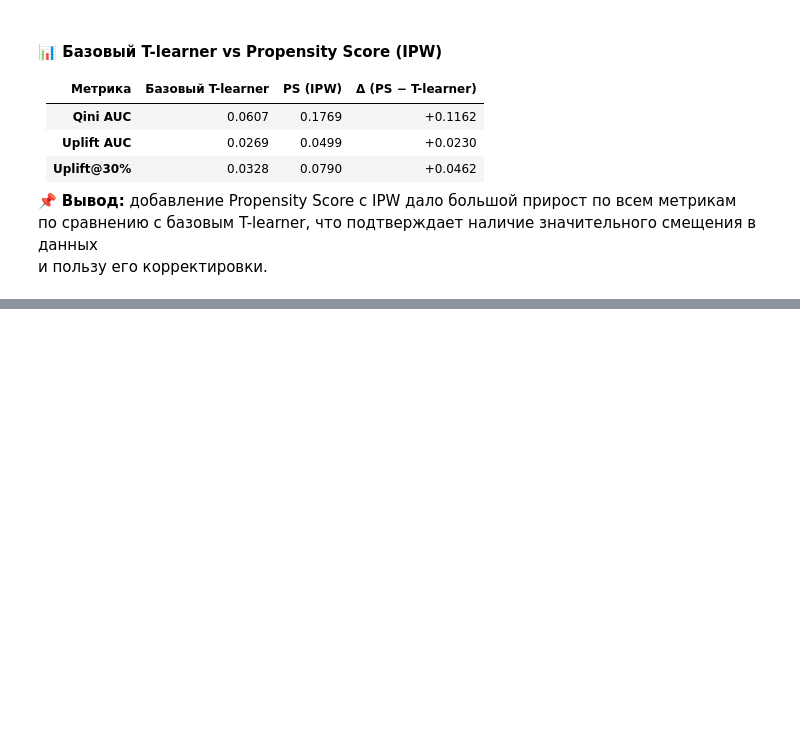
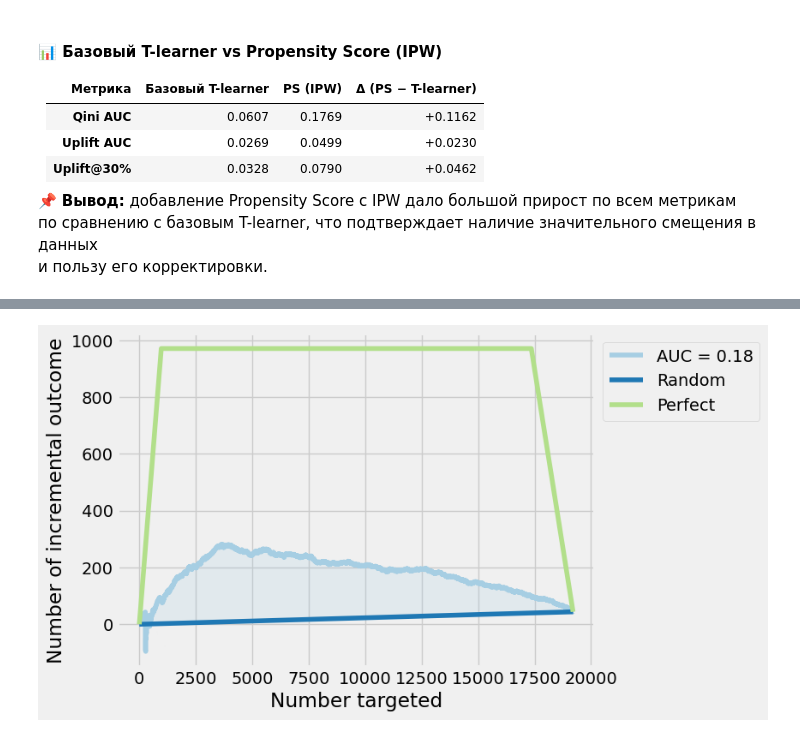
Before and after one commit to alkhrameev/mle-uplift-final-project-2025, a Jupyter notebook: final_project.ipynb, the cells around one changed output, grey strips where cells are left out. Drawn from its saved outputs; the diff is of its cells as text; code cells hidden in the pictures; blank space fills up the shorter version.

```diff
--- a/final_project.ipynb
+++ b/final_project.ipynb
@@ -1599,0 +1611,12 @@ uplift_at_30: 0.0790
+# %%
+from sklift.viz import plot_qini_curve
+
+display = plot_qini_curve(
+    y_true=y_test.values,
+    uplift=uplift_pred.ravel() ,
+    treatment=X_test['treatment'].values,
+    perfect=True,
+    random=True
+)
+# %% [output]
+[figure, added]
```
Also changed, not shown: parts of 5 cells of this notebook, 3 other files.
